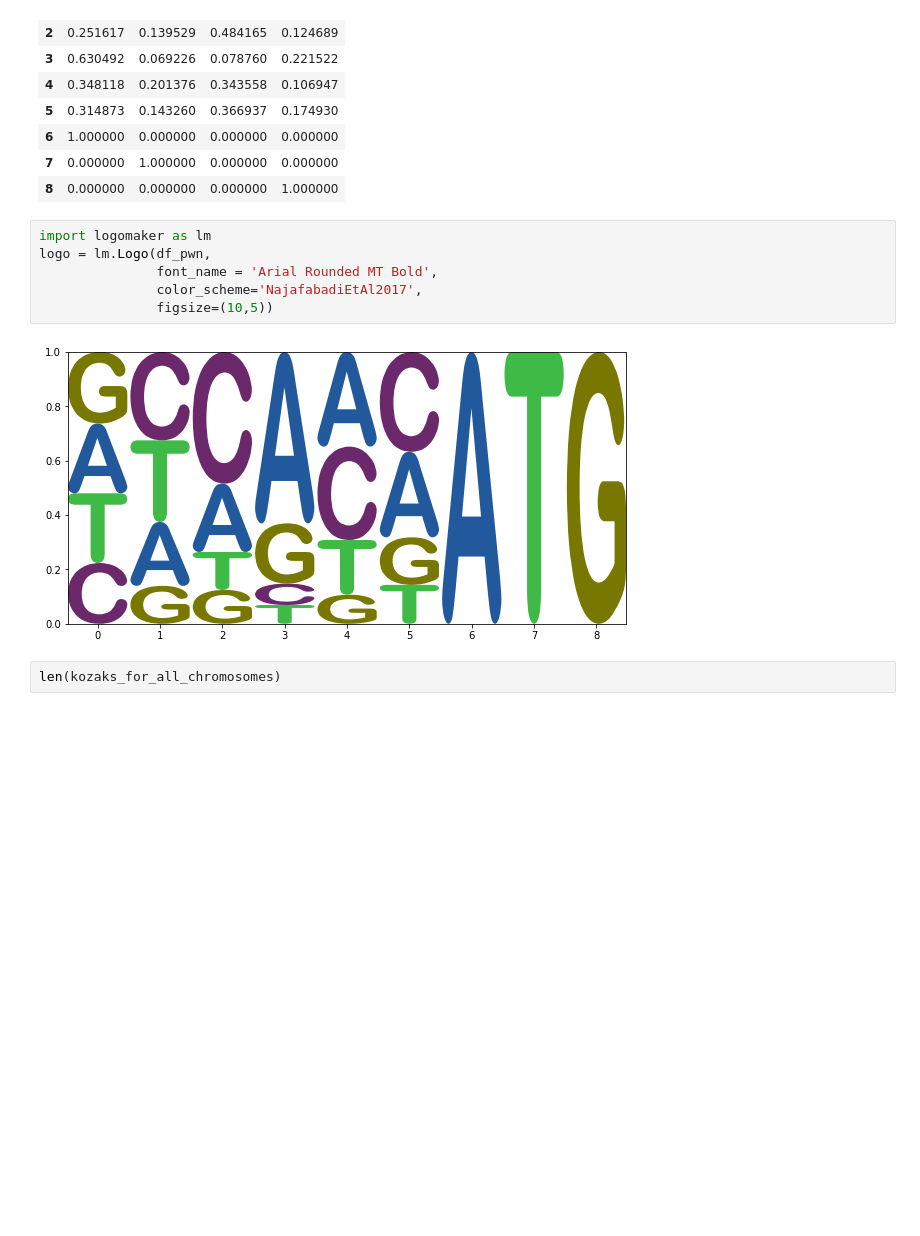
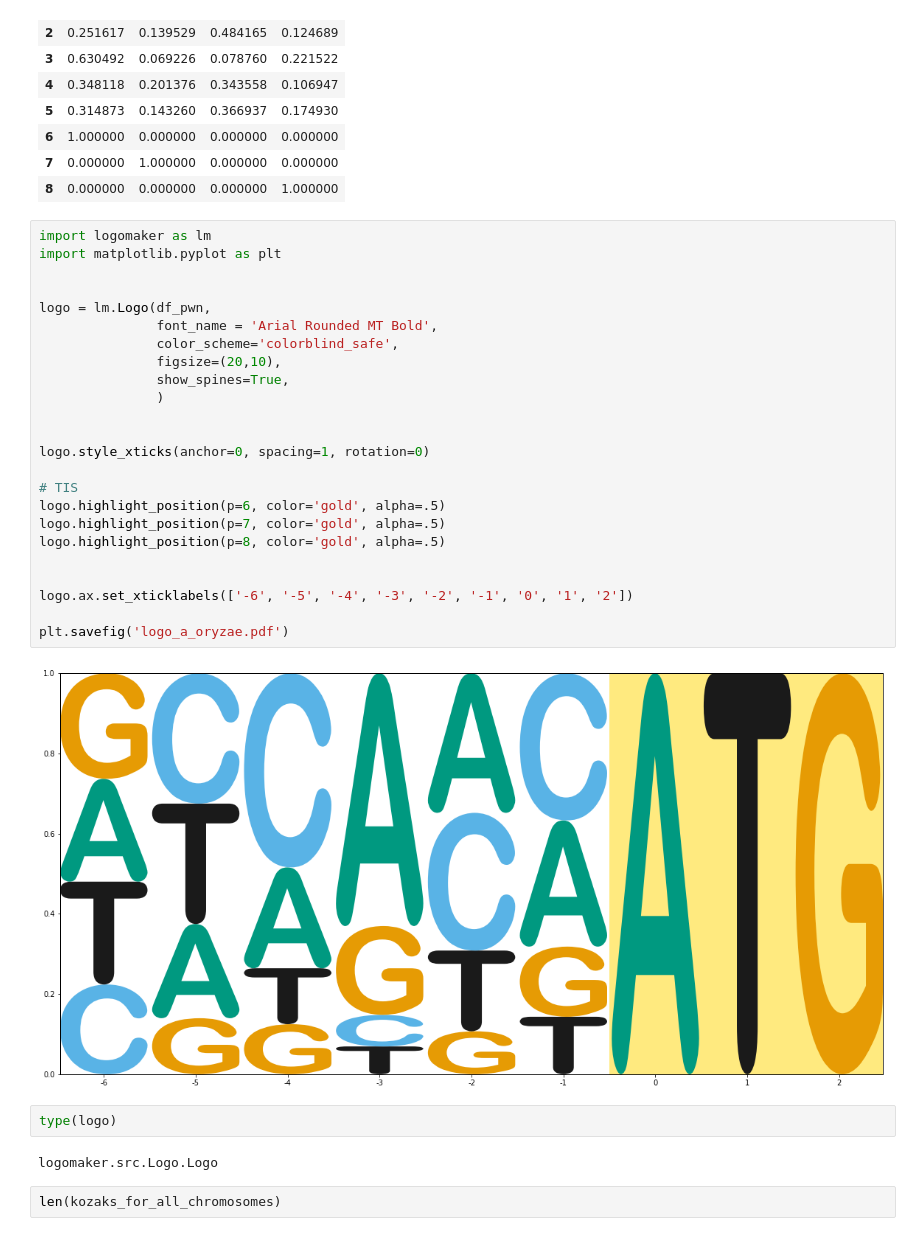
Before and after one commit to hiyama341/kozak_sequences_project, a Jupyter notebook: notebooks/00_Retrieve_kozak_seqs_from_genomes.ipynb, the cells around one changed output. Saved outputs shown, nothing was run; the diff lists cells and outputs as text; blank space fills up the shorter version.

Commit message:
NEW LOGO

```diff
--- a/notebooks/00_Retrieve_kozak_seqs_from_genomes.ipynb
+++ b/notebooks/00_Retrieve_kozak_seqs_from_genomes.ipynb
@@ -173,12 +173,34 @@ df_pwn
 | 8 | 0.000000 | 0.000000 | 0.000000 | 1.000000 |
 # %%
 import logomaker as lm
+import matplotlib.pyplot as plt
+
+
 logo = lm.Logo(df_pwn,
                font_name = 'Arial Rounded MT Bold',
-               color_scheme='NajafabadiEtAl2017',
-               figsize=(10,5))
+               color_scheme='colorblind_safe',
+               figsize=(20,10),
+               show_spines=True,
+               )
+
+
+logo.style_xticks(anchor=0, spacing=1, rotation=0)
+
+# TIS
+logo.highlight_position(p=6, color='gold', alpha=.5)
+logo.highlight_position(p=7, color='gold', alpha=.5)
+logo.highlight_position(p=8, color='gold', alpha=.5)
+
+
+logo.ax.set_xticklabels(['-6', '-5', '-4', '-3', '-2', '-1', '0', '1', '2'])
+
+plt.savefig('logo_a_oryzae.pdf')
 # %% [output]
-[figure, old version]
+[figure, new version]
+# %%
+type(logo)
+# %% [output]
+logomaker.src.Logo.Logo
 # %%
 len(kozaks_for_all_chromosomes)
 # %% [output]
```
Also changed, not shown: parts of 1 cell of this notebook, 1 other file.
